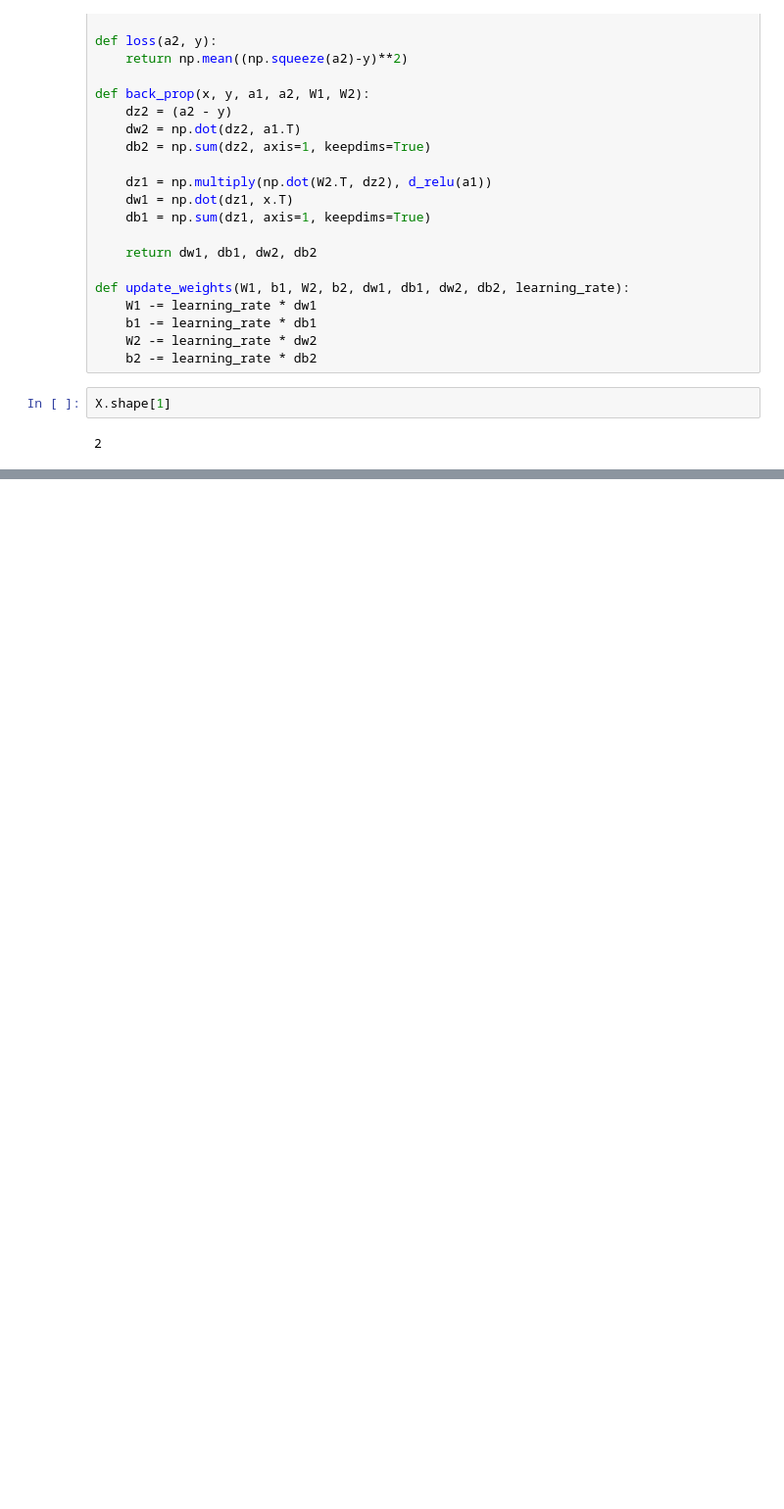
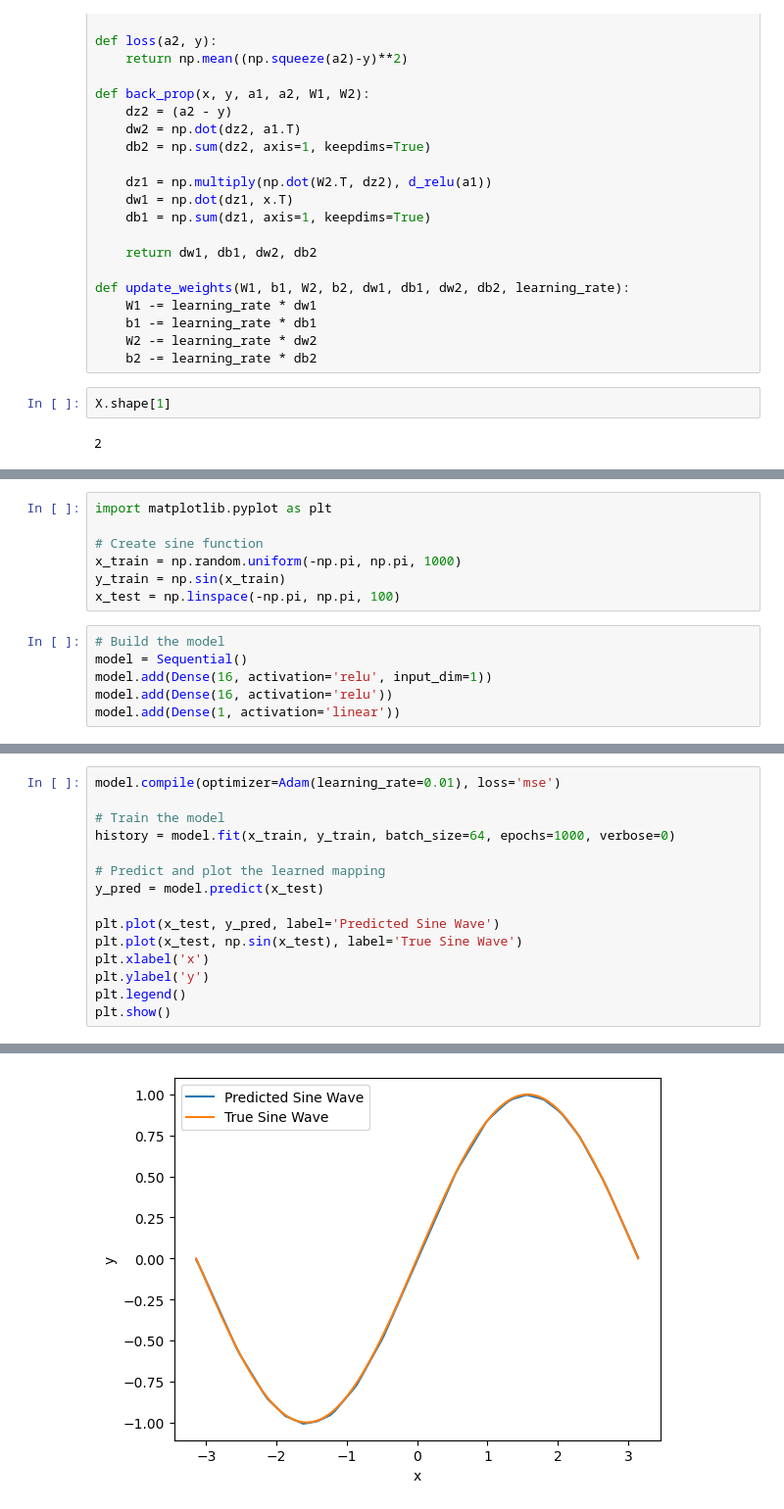
Before and after one commit to HenryLiang-123/msia_432, a Jupyter notebook: hw2.ipynb, the cells around one changed output, grey strips where cells are left out. Shown: that part at 98% size. Cells and saved outputs as stored; diff of their text form; blank space fills up the shorter version.

```diff
--- a/hw2.ipynb
+++ b/hw2.ipynb
@@ -95,0 +191,13 @@ Predictions: [[0. 0. 0. 1.]]
+# %%
+import matplotlib.pyplot as plt
+
+# Create sine function
+x_train = np.random.uniform(-np.pi, np.pi, 1000)
+y_train = np.sin(x_train)
+x_test = np.linspace(-np.pi, np.pi, 100)
+# %%
+# Build the model
+model = Sequential()
+model.add(Dense(16, activation='relu', input_dim=1))
+model.add(Dense(16, activation='relu'))
+model.add(Dense(1, activation='linear'))
@@ -95,0 +218,16 @@ Predictions: [[0. 0. 0. 1.]]
+# %%
+model.compile(optimizer=Adam(learning_rate=0.01), loss='mse')
+
+# Train the model
+history = model.fit(x_train, y_train, batch_size=64, epochs=1000, verbose=0)
+
+# Predict and plot the learned mapping
+y_pred = model.predict(x_test)
+
+plt.plot(x_test, y_pred, label='Predicted Sine Wave')
+plt.plot(x_test, np.sin(x_test), label='True Sine Wave')
+plt.xlabel('x')
+plt.ylabel('y')
+plt.legend()
+plt.show()
+# %% [output]
@@ -95,0 +235 @@ Predictions: [[0. 0. 0. 1.]]
+[figure, added]
```
Also changed, not shown: parts of 12 cells of this notebook.
